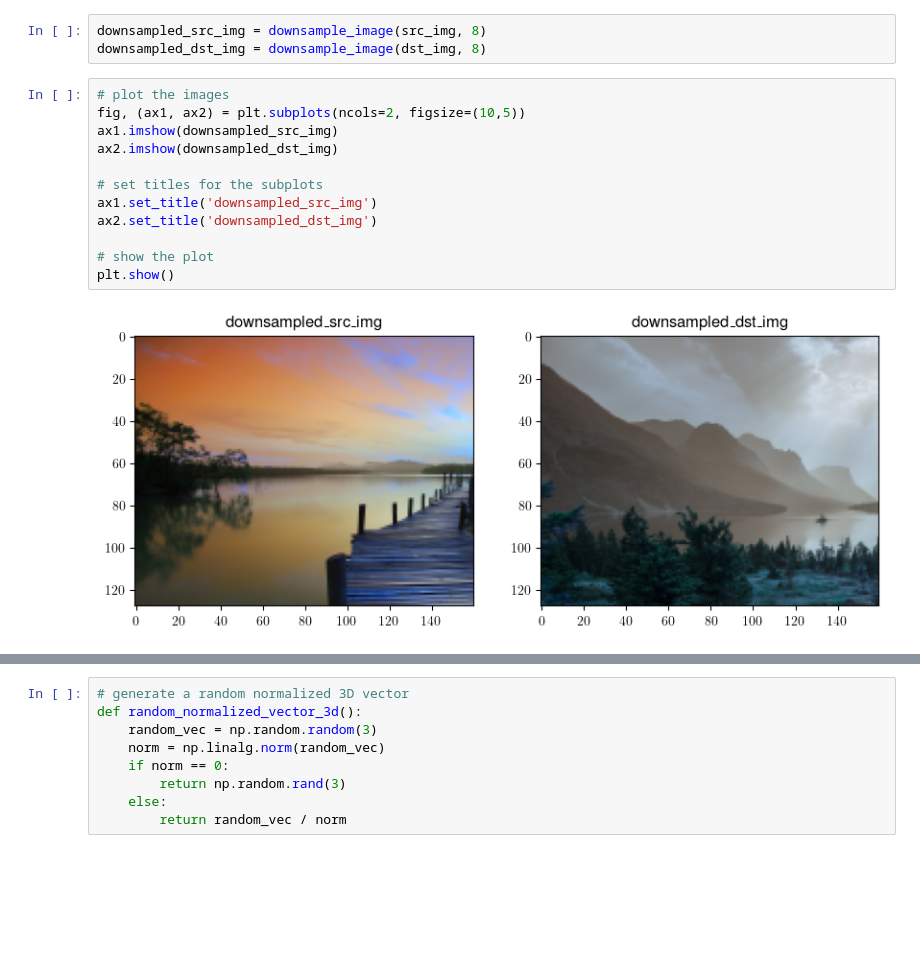
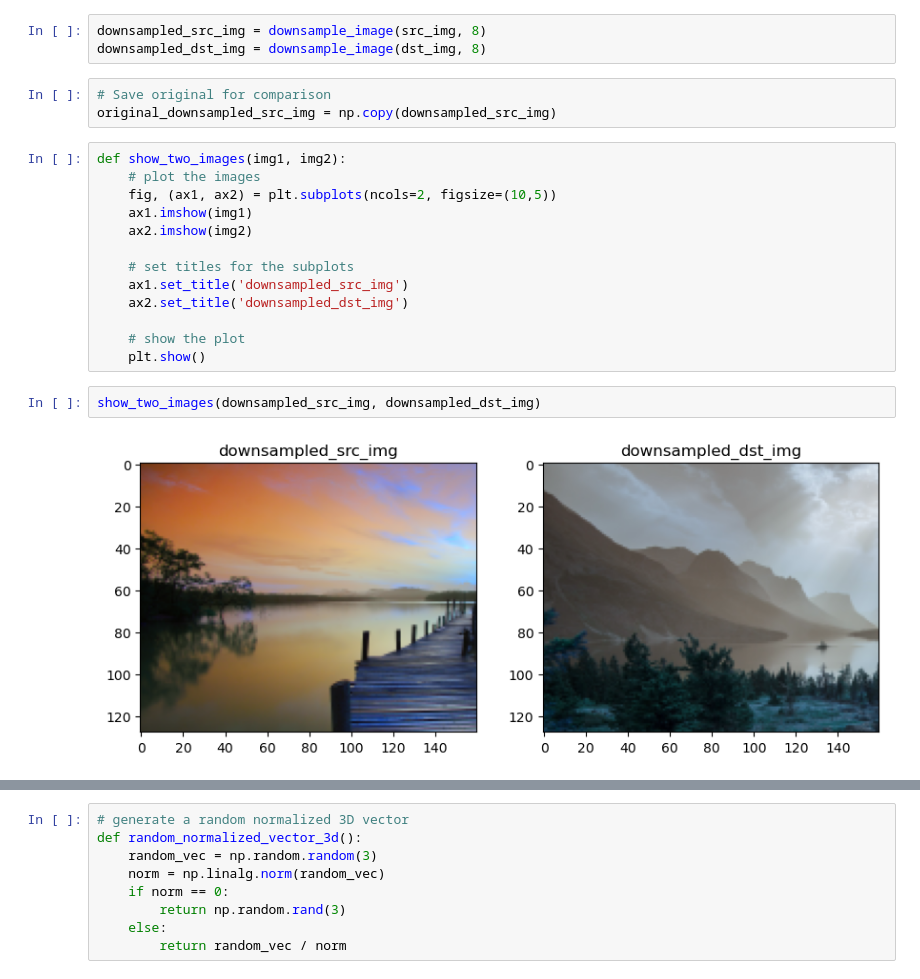
Before and after one commit to oalkaya/mfcgv-projects, a Jupyter notebook: MF2023-Exercise4/code/OptimalTransport/task1.ipynb, the cells around one changed output, grey strips where cells are left out. Drawn from its saved outputs; the diff is of its cells as text; blank space fills up the shorter version.

```diff
--- a/MF2023-Exercise4/code/OptimalTransport/task1.ipynb
+++ b/MF2023-Exercise4/code/OptimalTransport/task1.ipynb
@@ -108,17 +108,23 @@ def downsample_image(img, k):
 # %%
 downsampled_src_img = downsample_image(src_img, 8)
 downsampled_dst_img = downsample_image(dst_img, 8)
+# %%
+# Save original for comparison
+original_downsampled_src_img = np.copy(downsampled_src_img)
 # %%
-# plot the images
-fig, (ax1, ax2) = plt.subplots(ncols=2, figsize=(10,5))
-ax1.imshow(downsampled_src_img)
-ax2.imshow(downsampled_dst_img)
+def show_two_images(img1, img2):
+    # plot the images
+    fig, (ax1, ax2) = plt.subplots(ncols=2, figsize=(10,5))
+    ax1.imshow(img1)
+    ax2.imshow(img2)
 
-# set titles for the subplots
-ax1.set_title('downsampled_src_img')
-ax2.set_title('downsampled_dst_img')
+    # set titles for the subplots
+    ax1.set_title('downsampled_src_img')
+    ax2.set_title('downsampled_dst_img')
 
-# show the plot
-plt.show()
+    # show the plot
+    plt.show()
-# %% [output]
-[figure, removed]
+# %%
+show_two_images(downsampled_src_img, downsampled_dst_img)
+# %% [output]
+[figure, added]
```
Also changed, not shown: parts of 14 cells of this notebook.
